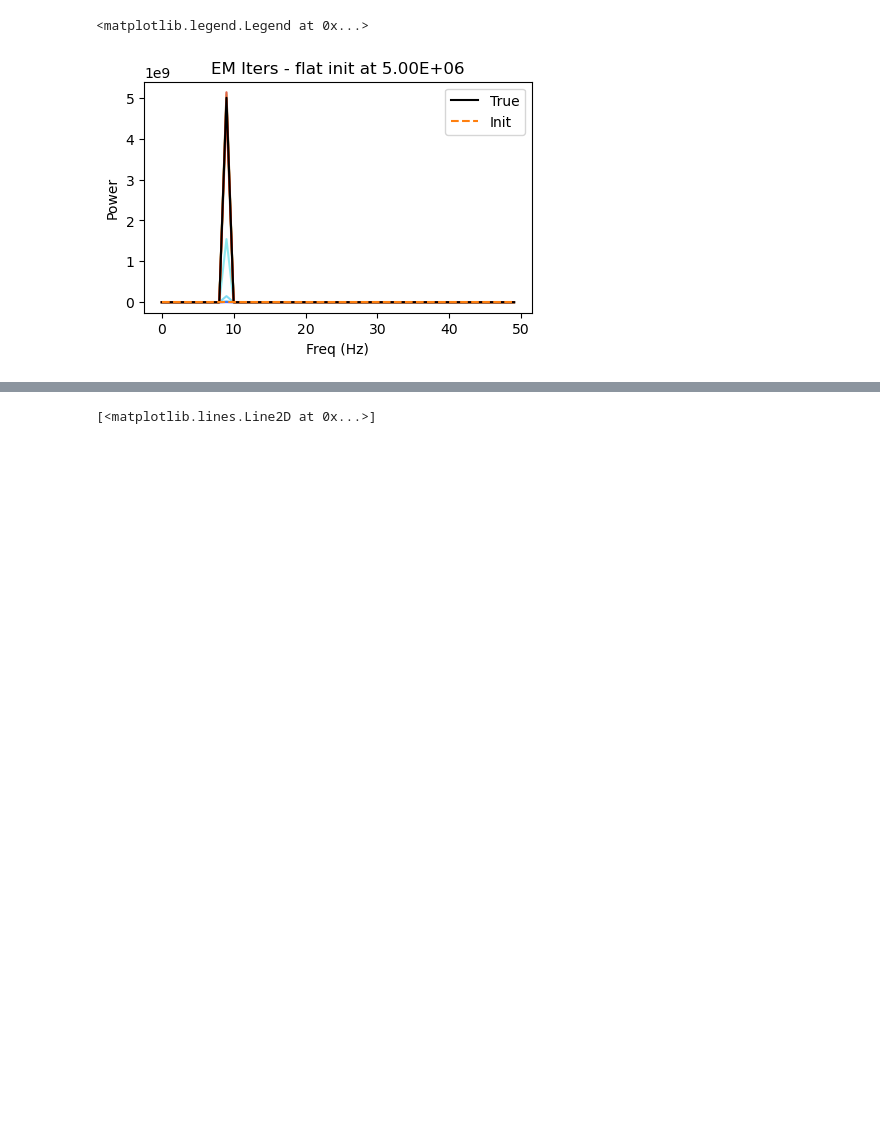
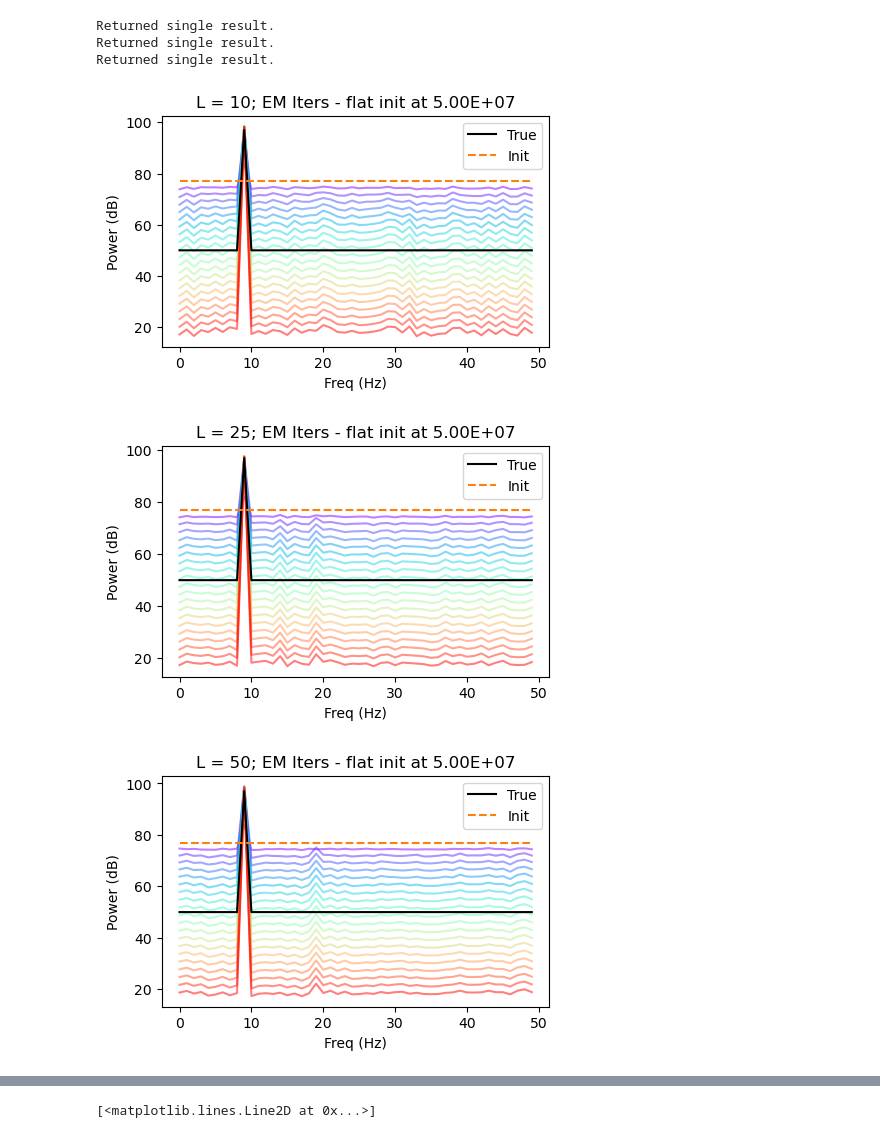
Before and after one commit to Stephen-Lab-BU/sgc, a Jupyter notebook: hydra/pp_relu_obs/alphas.ipynb, the cells around one changed output, grey strips where cells are left out. Saved outputs shown, nothing was run; the diff lists cells and outputs as text; code cells hidden in the pictures; blank space fills up the shorter version.

```diff
--- a/hydra/pp_relu_obs/alphas.ipynb
+++ b/hydra/pp_relu_obs/alphas.ipynb
@@ -106,0 +98,15 @@ def transform(spec, dB=True):
+# %%
+L = Ls[1]
+lsel = {'L': L}
+res = filter_loaded(results, lsel, {}, {})
+
+gamma_true = res['gamma_true_full']
+gamma_est = res['gamma']
+gamma_init = res['gamma_init']
+nz = jnp.arange(50)
+k = 0
+fig,ax = plt.subplots(figsize=(3,2))
+ax.plot(gamma_true[nz,k,k].real)
+ax.plot(gamma_est[:,k,k].real)
+# ax.plot(gamma_init[:,k,k].real)
+# plt.ylim([0,1e6])
@@ -107,23 +117,31 @@ def transform(spec, dB=True):
 # %%
-dB = False
-num_iters = 20
-color = plt.cm.rainbow(jnp.linspace(0, 1, num_iters))
-skip = 0
-fig, ax = plt.subplots(figsize=(5,3))
-for r, c in enumerate(color[skip:]):
-    S_r = transform(res['track']['gamma'][r+skip][:,k,k].real, dB=dB)
-    ax.plot(S_r, color=c, alpha=0.5)
-S_init = transform(res['gamma_init'][:,k,k].real, dB=dB)
-S_true = transform(gamma_true[nz,k,k].real, dB=dB)
-ax.plot(S_true, color='k', label='True')
-ax.plot(S_init, color='tab:orange', linestyle='--', label='Init')
-ax.set_xlabel('Freq (Hz)')
-if dB is False:
-    ax.set_ylabel('Power')
-else:
-    ax.set_ylabel('Power (dB)')
-ax.set_title(f'EM Iters - flat init at {res["cfg"].model.init_mod * gamma_true[9,k,k].real:.2E}')
-ax.legend()
+for L in Ls:
+    lsel = {'L': L}
+    res = filter_loaded(results, lsel, {}, {})
+
+    dB = True
+    num_iters = 20
+    color = plt.cm.rainbow(jnp.linspace(0, 1, num_iters))
+    skip = 0
+    fig, ax = plt.subplots(figsize=(5,3))
+    for r, c in enumerate(color[skip:]):
+        S_r = transform(res['track']['gamma'][r+skip][:,k,k].real, dB=dB)
+        ax.plot(S_r, color=c, alpha=0.5)
+    S_init = transform(res['gamma_init'][:,k,k].real, dB=dB)
+    S_true = transform(gamma_true[nz,k,k].real, dB=dB)
+    ax.plot(S_true, color='k', label='True')
+    ax.plot(S_init, color='tab:orange', linestyle='--', label='Init')
+    ax.set_xlabel('Freq (Hz)')
+    if dB is False:
+        ax.set_ylabel('Power')
+    else:
+        ax.set_ylabel('Power (dB)')
+    ax.set_title(f'L = {L}; EM Iters - flat init at {res["cfg"].model.init_mod * gamma_true[9,k,k].real:.2E}')
+    ax.legend()
 # %% [output]
-<matplotlib.legend.Legend at 0x...>
+Returned single result.
+Returned single result.
+Returned single result.
-[figure, old version]
+[figure, new version]
+[figure, added]
+[figure, added]
```
Also changed, not shown: parts of 15 cells of this notebook, 39 other files.
